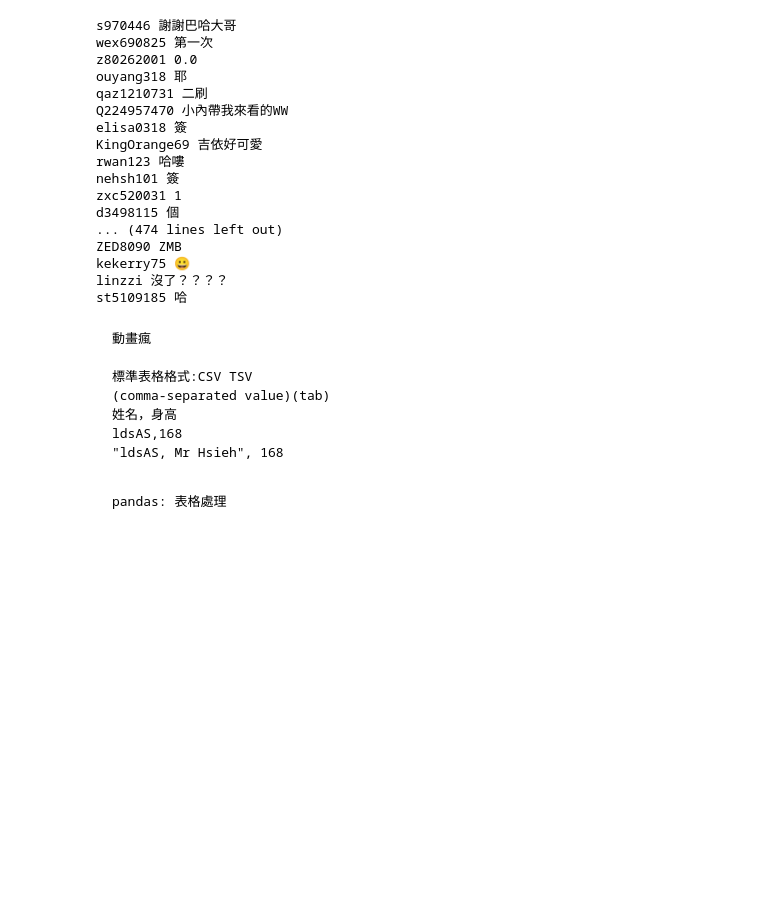
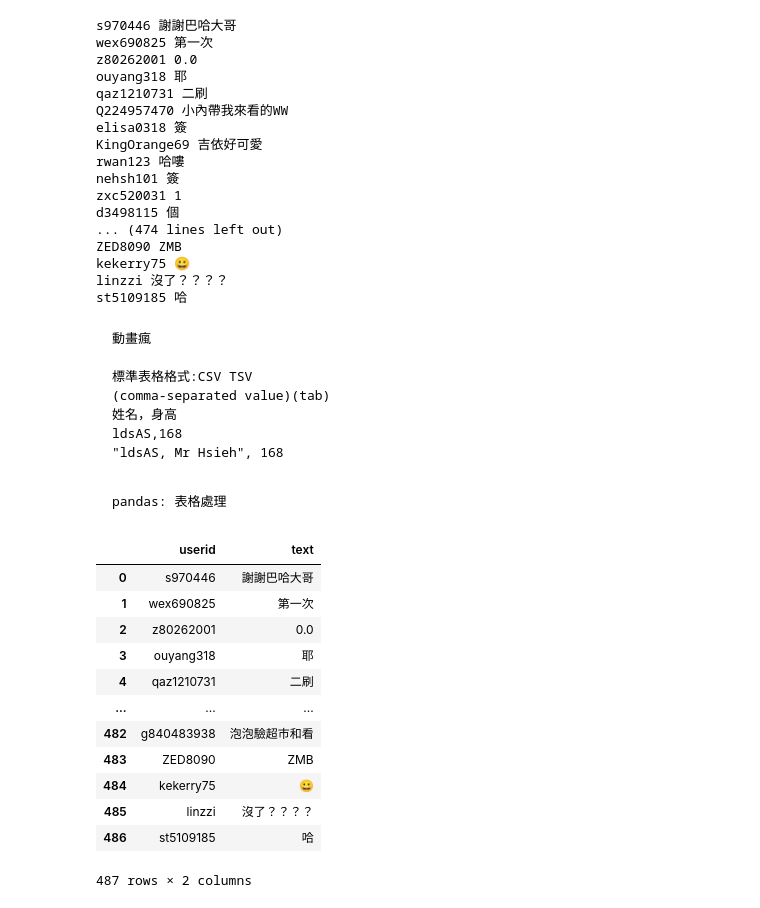
Before and after one commit to ldsAS/Tibame-AI-Learning, a Jupyter notebook: Tibame20250417.ipynb, the cells around one changed output. Saved outputs shown, nothing was run; the diff lists cells and outputs as text; code cells hidden in the pictures; blank space fills up the shorter version.

```diff
--- a/Tibame20250417.ipynb
+++ b/Tibame20250417.ipynb
@@ -281,0 +285,24 @@ table.to_csv("chiikawa.tsv", sep="\t", encoding="utf-8")
+# %%
+import pandas as pd
+df = pd.read_csv("chiikawa.tsv", sep="\t", encoding="utf-8")
+# 取行操作: 跟字典一樣 [行]
+df["text"]
+# 多行取行: 把你所有要的行放在一個list裡
+cols = ["userid", "text"]
+# df[["userid", "text"]]
+df2 = df[cols]
+df2
+# %% [output]
+|  | userid | text |
+| 0 | s970446 | 謝謝巴哈大哥 |
+| 1 | wex690825 | 第一次 |
+| 2 | z80262001 | 0.0 |
+| 3 | ouyang318 | 耶 |
+| 4 | qaz1210731 | 二刷 |
+| ... | ... | ... |
+| 482 | g840483938 | 泡泡驗超市和看 |
+| 483 | ZED8090 | ZMB |
+| 484 | kekerry75 | 😀 |
+| 485 | linzzi | 沒了？？？？ |
+| 486 | st5109185 | 哈 |
+487 rows × 2 columns
```
Also changed, not shown: parts of 6 cells of this notebook.
